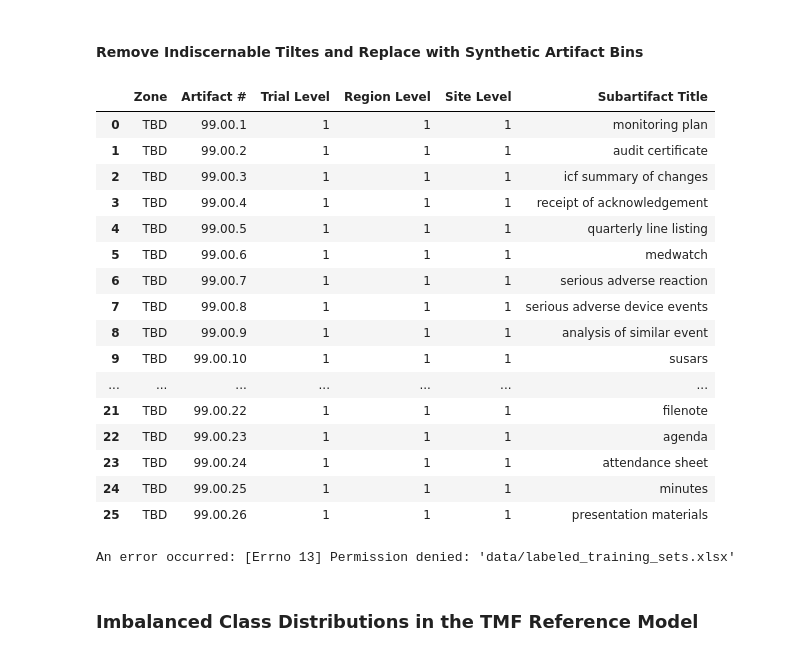
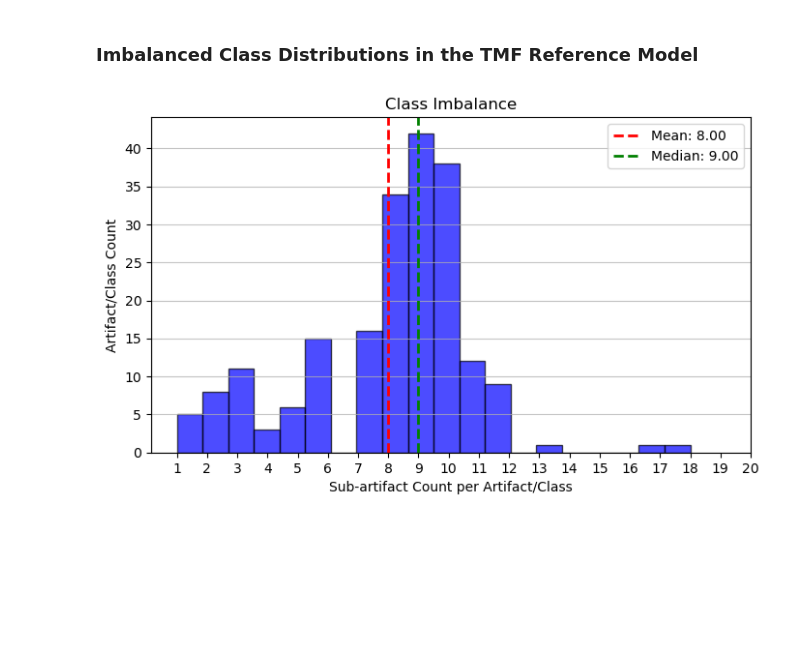
Before and after one commit to chihming-chen/light-weight-TMF-classifier, a Jupyter notebook: TMF Classifier.ipynb, the cells around one changed output. Cells and saved outputs as stored; diff of their text form; code cells hidden in the pictures; blank space fills up the shorter version.

```diff
--- a/TMF Classifier.ipynb
+++ b/TMF Classifier.ipynb
@@ -217,51 +337,29 @@ An error occurred: [Errno 13] Permission denied: 'data/labeled_training_sets.xls
-# %% [markdown]
-#### Remove Indiscernable Tiltes and Replace with Synthetic Artifact Bins
-# %%
-synthetic_artifact
-# %% [output]
-|  | Zone | Artifact # | Trial Level | Region Level | Site Level | Subartifact Title |
-| 0 | TBD | 99.00.1 | 1 | 1 | 1 | monitoring plan |
-| 1 | TBD | 99.00.2 | 1 | 1 | 1 | audit certificate |
-| 2 | TBD | 99.00.3 | 1 | 1 | 1 | icf summary of changes |
-| 3 | TBD | 99.00.4 | 1 | 1 | 1 | receipt of acknowledgement |
-| 4 | TBD | 99.00.5 | 1 | 1 | 1 | quarterly line listing |
-| 5 | TBD | 99.00.6 | 1 | 1 | 1 | medwatch |
-| 6 | TBD | 99.00.7 | 1 | 1 | 1 | serious adverse reaction |
-| 7 | TBD | 99.00.8 | 1 | 1 | 1 | serious adverse device events |
-| 8 | TBD | 99.00.9 | 1 | 1 | 1 | analysis of similar event |
-| 9 | TBD | 99.00.10 | 1 | 1 | 1 | susars |
-| ... | ... | ... | ... | ... | ... | ... |
-| 21 | TBD | 99.00.22 | 1 | 1 | 1 | filenote |
-| 22 | TBD | 99.00.23 | 1 | 1 | 1 | agenda |
-| 23 | TBD | 99.00.24 | 1 | 1 | 1 | attendance sheet |
-| 24 | TBD | 99.00.25 | 1 | 1 | 1 | minutes |
-| 25 | TBD | 99.00.26 | 1 | 1 | 1 | presentation materials |
-# %%
-# Delete indistinguishable Titles Before Creating binned Artifacts
-idx_duplicates = duplicates.index
-tmf = tmf[~tmf.index.isin(idx_duplicates)]
-
-# Append synthesized Artifact #
-tmf = pd.concat([tmf, synthetic_artifact], ignore_index=True)
-
-# Training data management
-try:
-    labeled_traing_data = tmf[['Artifact #', 'Subartifact Title']]
-    labeled_data_file = "data/labeled_training_sets.xlsx"
-    pre_train_specs = 'TMF 3.3'
-    writer = pd.ExcelWriter(labeled_data_file, engine='openpyxl',
-                            mode='a', if_sheet_exists='replace')
-    with writer:
-        labeled_traing_data.to_excel(writer, sheet_name=pre_train_specs)
-    print(f"Sheet '{pre_train_specs}' updated to {labeled_data_file}")
-except Exception as e:
-    print(f"An error occurred: {e}")
-
-# labeled_traing_data
-# %% [output]
-An error occurred: [Errno 13] Permission denied: 'data/labeled_training_sets.xlsx'
 # %% [markdown]
 ### Imbalanced Class Distributions in the TMF Reference Model
+# %%
+# Group by 'Artifact #' and compute the size of each group
+group_sizes = tmf_sub_artifacts.groupby('Artifact #').size()
+
+# Plot the histogram
+plt.figure(figsize=(8, 4.5))
+plt.hist(group_sizes, bins=20, alpha=0.7, color='blue', edgecolor='black')
+
+# Plot the mean and median
+mean_size = group_sizes.mean()
+median_size = group_sizes.median()
+plt.axvline(mean_size, color='red', linestyle='dashed', linewidth=2, label=f'Mean: {mean_size:.2f}')
+plt.axvline(median_size, color='green', linestyle='dashed', linewidth=2, label=f'Median: {median_size:.2f}')
+
+plt.legend()
+plt.title('Class Imbalance')
+plt.xlabel('Sub-artifact Count per Artifact/Class')
+plt.ylabel('Artifact/Class Count')
+plt.grid(axis='y', alpha=0.75)
+plt.xticks(range(1, 21))
+plt.savefig("images/class_imbalance.png", bbox_inches='tight')
+plt.show()
+# %% [output]
+[figure, added]
 # %%
 # Statistics of sub-artifact counts
 tmf_sub_artifacts.groupby(['Artifact #']).size().describe().T
```
Also changed, not shown: parts of 78 cells of this notebook.
